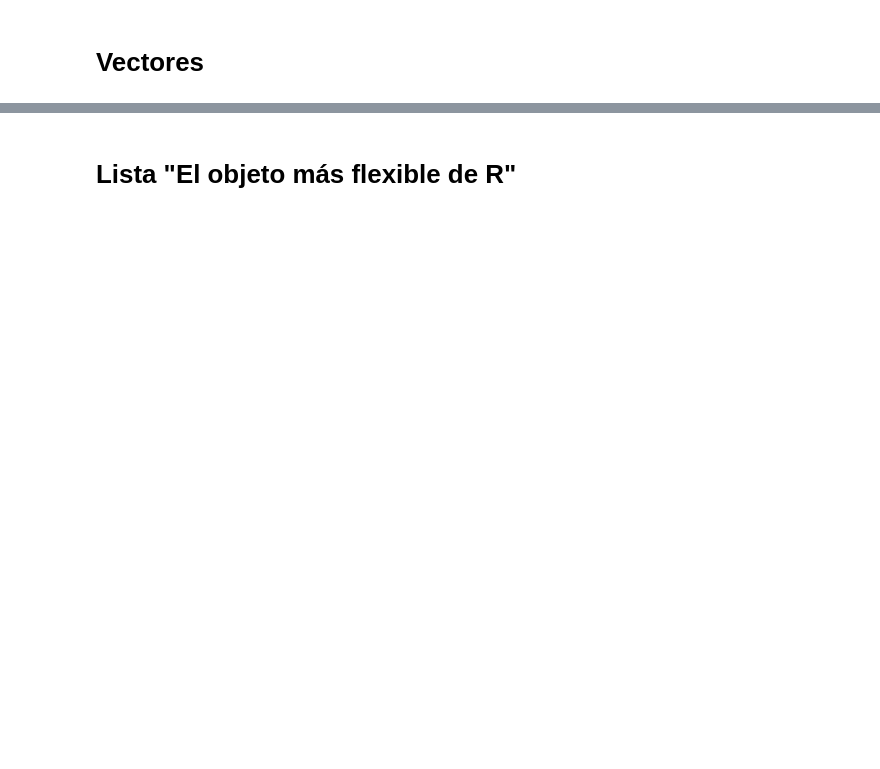
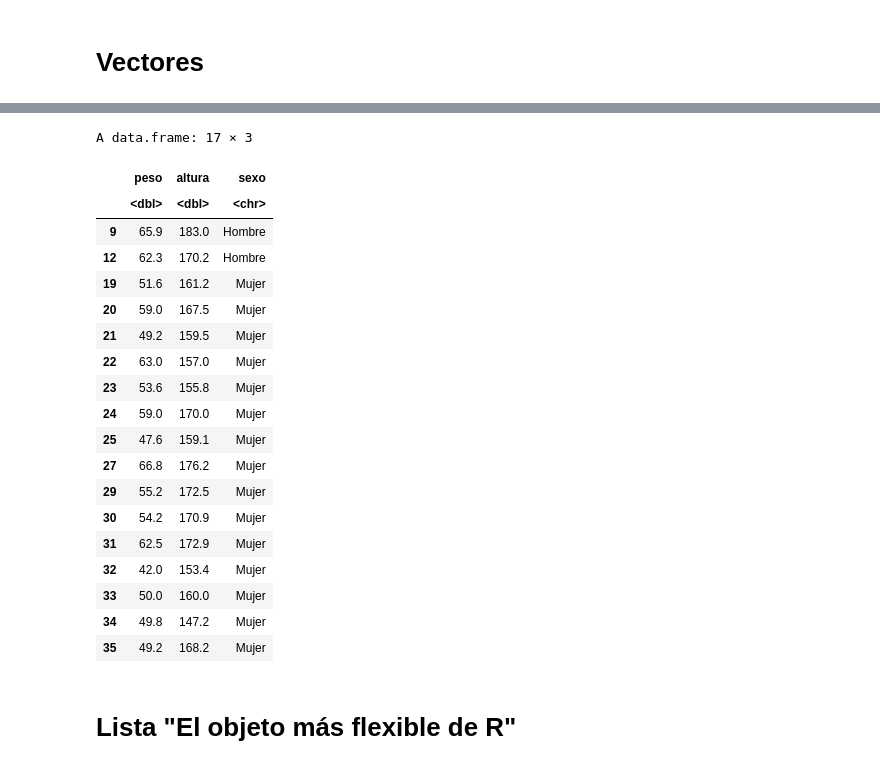
Before and after one commit to vordonez74/notebook, a Jupyter notebook: R.ipynb, the cells around one changed output, grey strips where cells are left out. Saved outputs shown, nothing was run; the diff lists cells and outputs as text; code cells hidden in the pictures; blank space fills up the shorter version.

```diff
--- a/R.ipynb
+++ b/R.ipynb
@@ -160,3 +393,27 @@ matriz2
+# %%
+media <- mean(df1$peso)
+subset(df1,subset = peso<media,select = c('peso','altura','sexo'))
+# %% [output]
+A data.frame: 17 × 3
+|  | peso | altura | sexo |
+|  | <dbl> | <dbl> | <chr> |
+| 9 | 65.9 | 183.0 | Hombre |
+| 12 | 62.3 | 170.2 | Hombre |
+| 19 | 51.6 | 161.2 | Mujer |
+| 20 | 59.0 | 167.5 | Mujer |
+| 21 | 49.2 | 159.5 | Mujer |
+| 22 | 63.0 | 157.0 | Mujer |
+| 23 | 53.6 | 155.8 | Mujer |
+| 24 | 59.0 | 170.0 | Mujer |
+| 25 | 47.6 | 159.1 | Mujer |
+| 27 | 66.8 | 176.2 | Mujer |
+| 29 | 55.2 | 172.5 | Mujer |
+| 30 | 54.2 | 170.9 | Mujer |
+| 31 | 62.5 | 172.9 | Mujer |
+| 32 | 42.0 | 153.4 | Mujer |
+| 33 | 50.0 | 160.0 | Mujer |
+| 34 | 49.8 | 147.2 | Mujer |
+| 35 | 49.2 | 168.2 | Mujer |
 # %% [markdown]
 # Lista "El objeto más flexible de R"
 # %%
```
Also changed, not shown: parts of 72 cells of this notebook, 5 other files.
